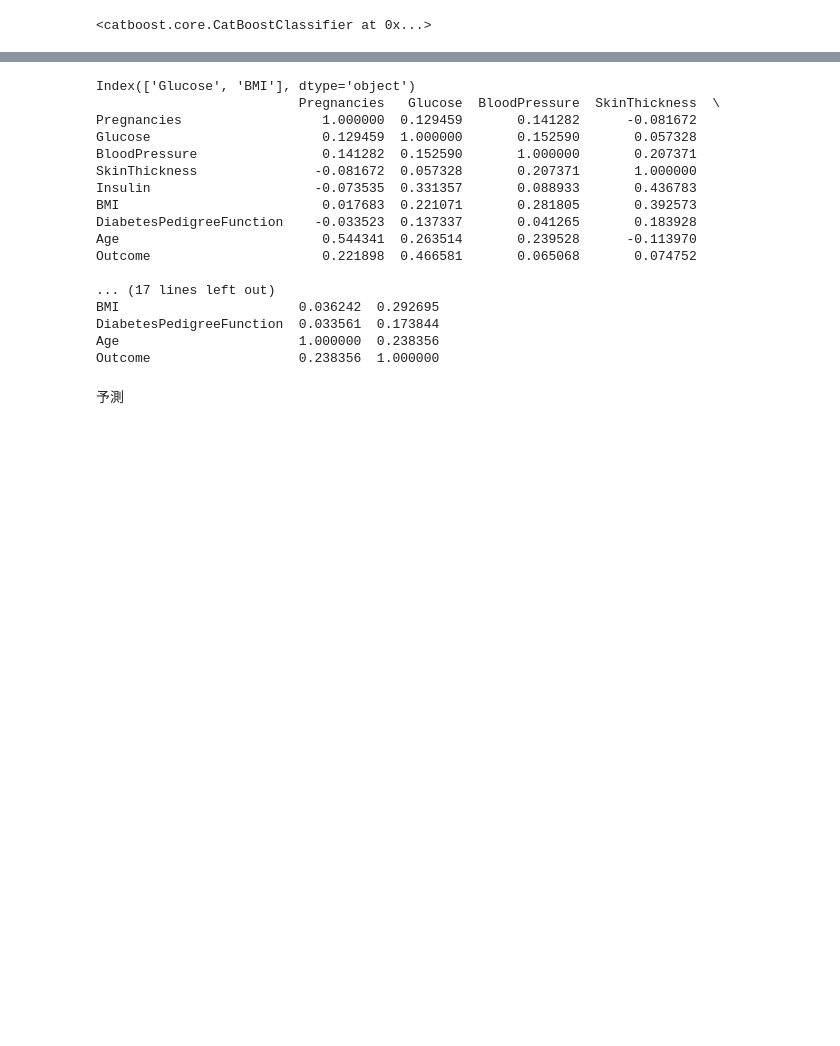
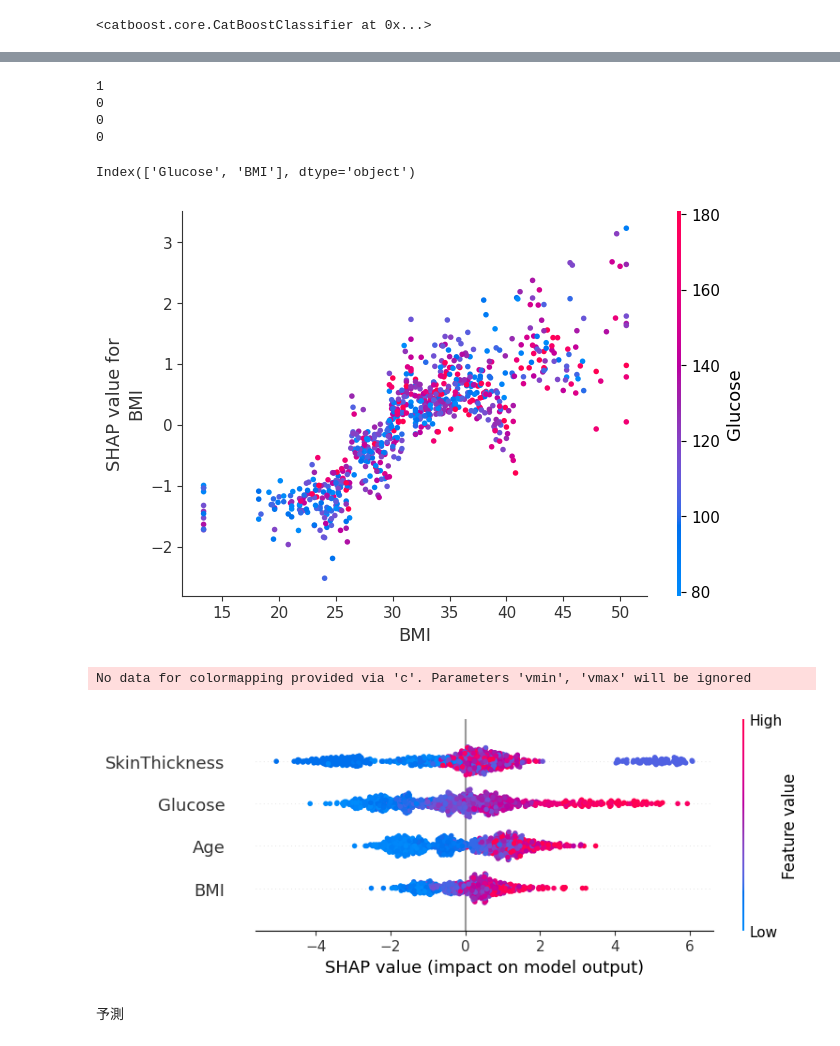
Before and after one commit to inatoihs/opt_entropy_rule, a Jupyter notebook: model_SHAP.ipynb, the cells around one changed output, grey strips where cells are left out. Cells and saved outputs as stored; diff of their text form; code cells hidden in the pictures; blank space fills up the shorter version.

```diff
--- a/model_SHAP.ipynb
+++ b/model_SHAP.ipynb
@@ -56,2 +45,21 @@ model.fit(X_train, y_train, verbose=False, plot=False)
 # %% [output]
 <catboost.core.CatBoostClassifier at 0x...>
+# %%
+# 精度の高いモデル https://www.kaggle.com/code/ramzanzdemir/diabetes-classification-with-lightgbm-89-acc#Create-Models
+'''
+from sklearn.model_selection import cross_validate, GridSearchCV
+file_path = './data/diabetes.csv'
+df = pd.read_csv(file_path)
+
+
+df['Insulin'] = df['Insulin'].where((df['Insulin'] > 0)).fillna(df.groupby('Outcome')["Insulin"].transform("mean"))
+df['SkinThickness'] = df['SkinThickness'].where((df['SkinThickness'] > 0)).fillna(df.groupby('Outcome')["SkinThickness"].transform("mean"))
+
+
+y = df["Outcome"]
+X = df.drop('Outcome',axis = 1)
+X_train, X_test, y_train, y_test = train_test_split(X, y, test_size=0.2, random_state=42)
+cat_features_indices = []
+model = CatBoostClassifier(iterations=500, learning_rate=0.1, random_seed=12, cat_features=cat_features_indices, depth=6, l2_leaf_reg=3)
+model.fit(X_train, y_train, verbose=False, plot=False)
+'''
@@ -74,3 +94,13 @@ shap.force_plot(explainer.expected_value, shap_values[0,:], X.iloc[0,:], matplot
+# %%
+print(y[0])
+print(y[1])
+print(y[92])
+print(y[28])
+# %% [output]
+1
+0
+0
+0
 # %%
 # shap値への影響が大きい特徴量を表示
 n=2
@@ -78,25 +108,16 @@ mean_absolute_shap_values = np.abs(shap_values).mean(axis=0)
 top_n_features_indices = np.argsort(mean_absolute_shap_values)[::-1][:n]
 top_n_feature_names = X.columns[top_n_features_indices]
 print(top_n_feature_names)
-print(df.corr())
 # %% [output]
 Index(['Glucose', 'BMI'], dtype='object')
-                          Pregnancies   Glucose  BloodPressure  SkinThickness  \
-Pregnancies                  1.000000  0.129459       0.141282      -0.081672
-Glucose                      0.129459  1.000000       0.152590       0.057328
-BloodPressure                0.141282  0.152590       1.000000       0.207371
-SkinThickness               -0.081672  0.057328       0.207371       1.000000
-Insulin                     -0.073535  0.331357       0.088933       0.436783
-BMI                          0.017683  0.221071       0.281805       0.392573
-DiabetesPedigreeFunction    -0.033523  0.137337       0.041265       0.183928
-Age                          0.544341  0.263514       0.239528      -0.113970
-Outcome                      0.221898  0.466581       0.065068       0.074752
-
-... (17 lines left out)
-BMI                       0.036242  0.292695
-DiabetesPedigreeFunction  0.033561  0.173844
-Age                       1.000000  0.238356
-Outcome                   0.238356  1.000000
+# %%
+shap.dependence_plot("BMI", shap_values, X, interaction_index="Glucose") #よく分からん
+shap.summary_plot(shap_values, X, max_display=4)
+# shap_valuesのうち３つの特徴量に対するsummary_plotを表示
+# %% [output]
+[figure, added]
+No data for colormapping provided via 'c'. Parameters 'vmin', 'vmax' will be ignored
+[figure, added]
 # %% [markdown]
 予測
 # %%
```
Also changed, not shown: parts of 10 cells of this notebook, 10 other files.
